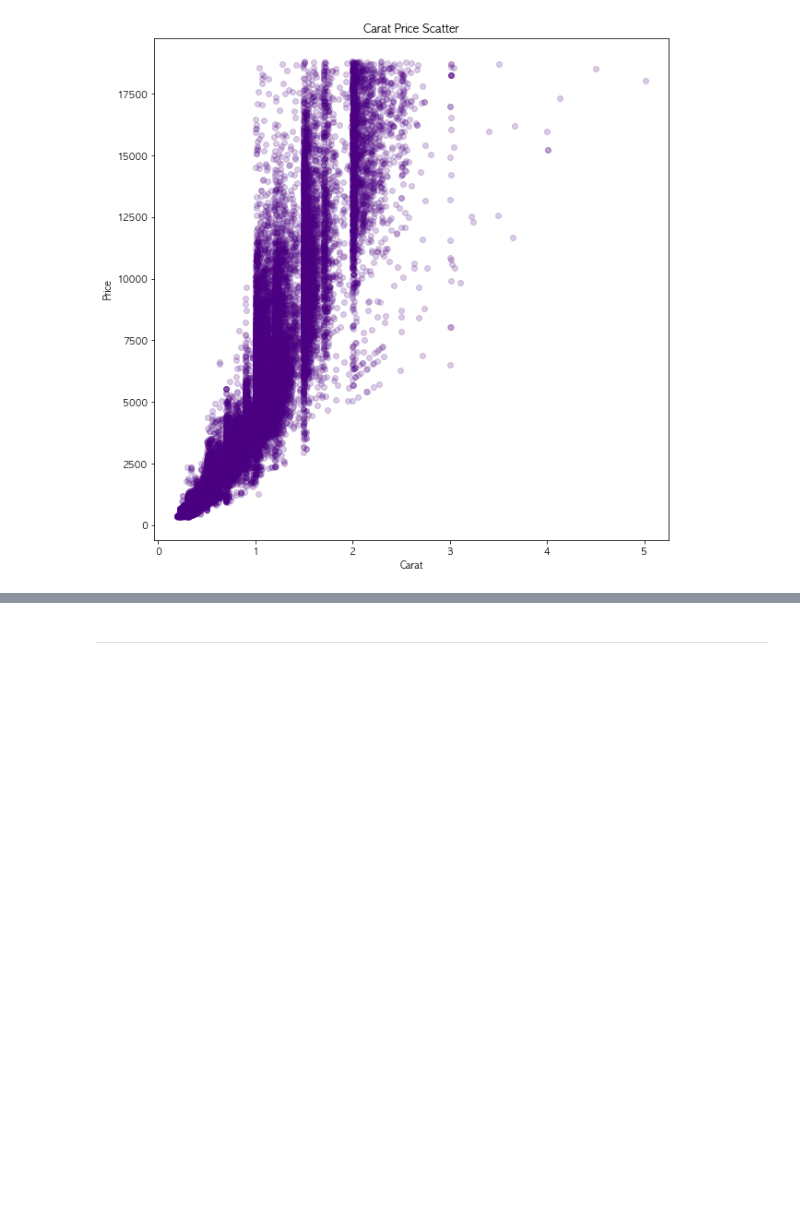
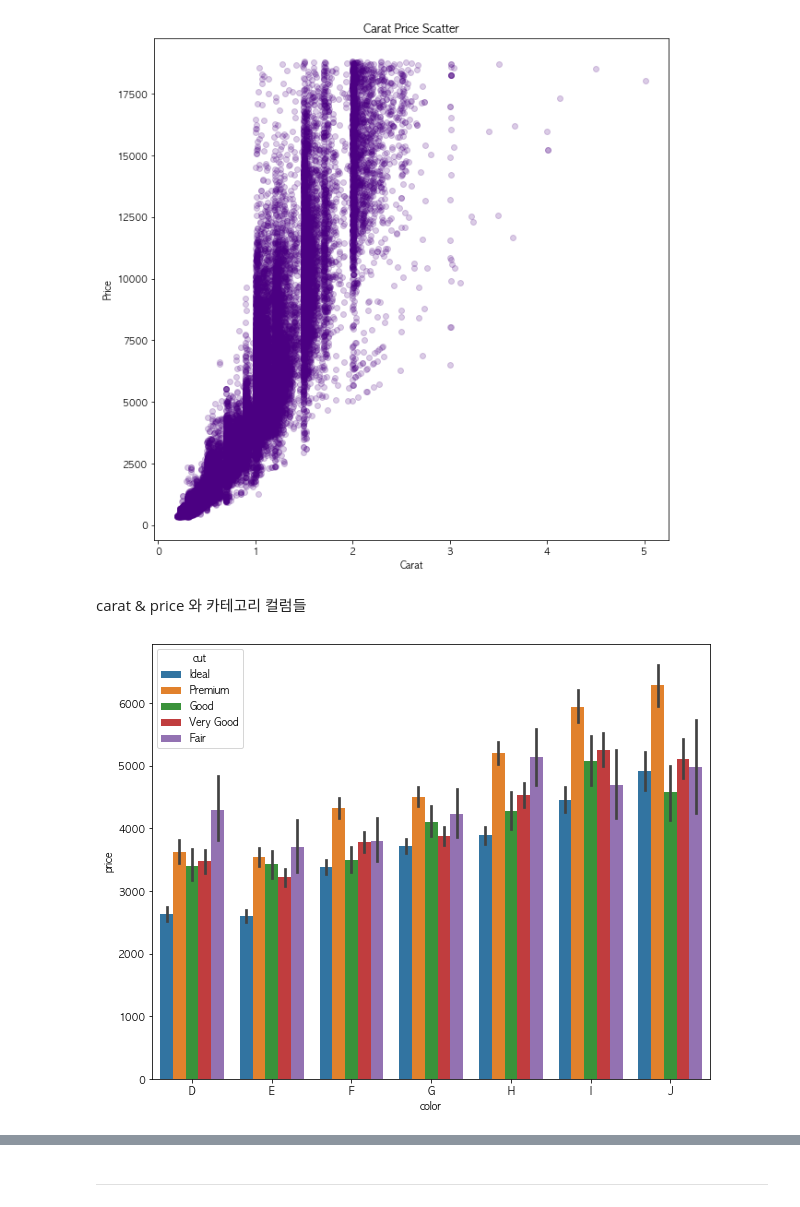
Before and after one commit to leesaereum/LearningMate, a Jupyter notebook: TeamProject/다이아몬드예측.ipynb, the cells around one changed output, grey strips where cells are left out. Saved outputs shown, nothing was run; the diff lists cells and outputs as text; code cells hidden in the pictures; blank space fills up the shorter version.

```diff
--- a/TeamProject/다이아몬드예측.ipynb
+++ b/TeamProject/다이아몬드예측.ipynb
@@ -417,0 +373,16 @@ plt.show()
+# %% [markdown]
+carat & price 와 카테고리 컬럼들
+# %%
+plt.figure(figsize = (10,8))
+sns.barplot(
+    x = 'color',
+    y = 'price',
+    data = diamonds,
+    order= color_order,
+    hue='cut'
+    # ax = ax1,
+    # ci = 'sd', # 오차막대를 어떤거로 보여줄지 설정
+)
+plt.show()
+# %% [output]
+[figure, added]
```
Also changed, not shown: parts of 15 cells of this notebook.
